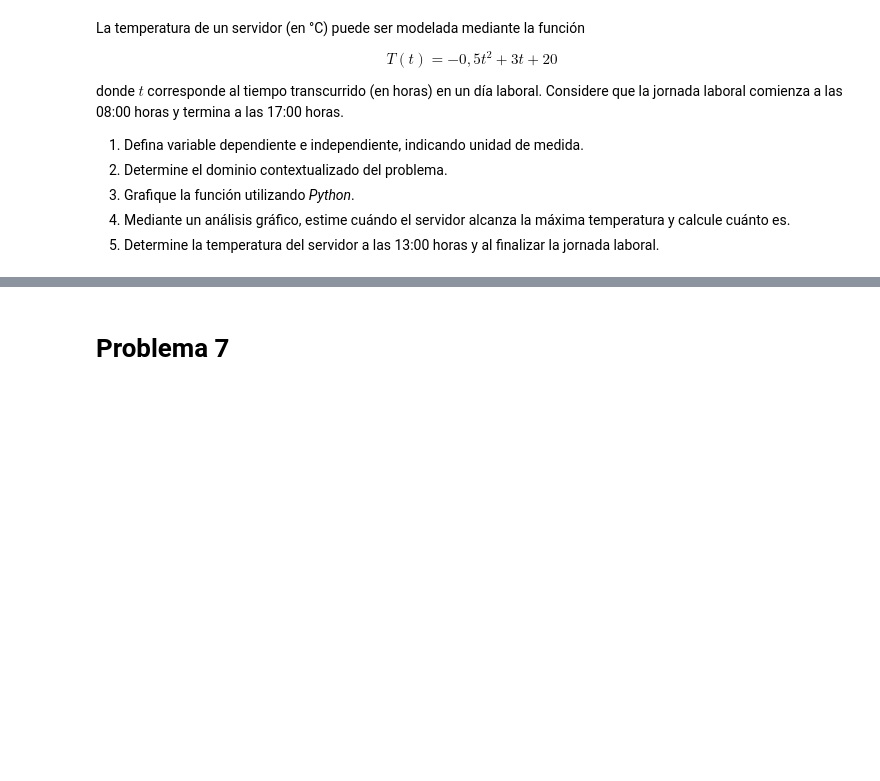
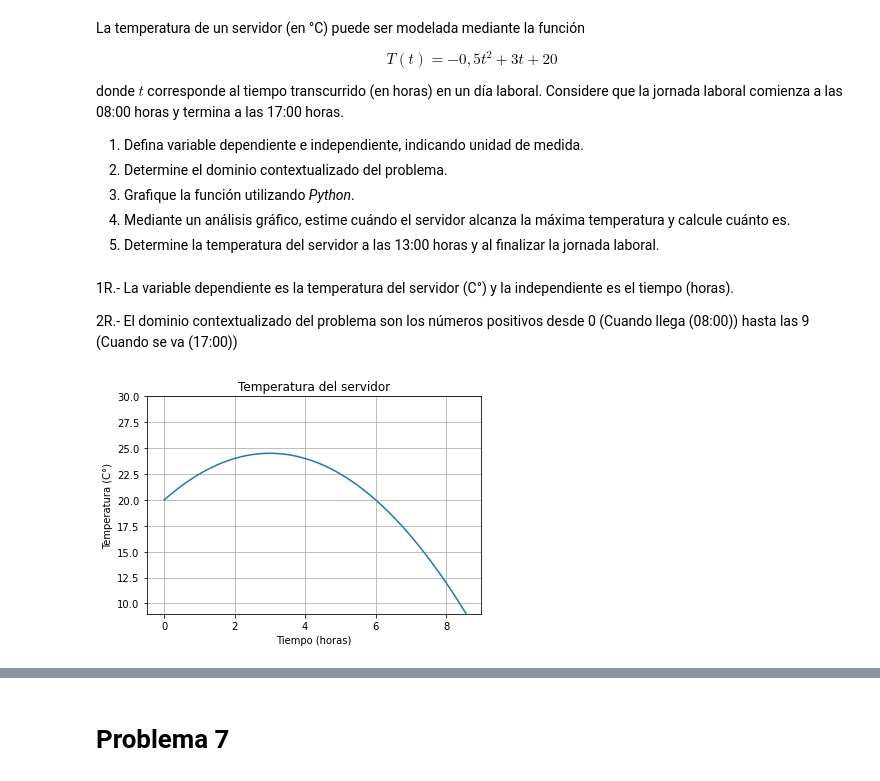
Before and after one commit to NachoSaave/Python-Centralizado, a Jupyter notebook: Mat Aplicada/G1_Funciones.ipynb, the cells around one changed output, grey strips where cells are left out. Cells and saved outputs as stored; diff of their text form; code cells hidden in the pictures; blank space fills up the shorter version.

```diff
--- a/Mat Aplicada/G1_Funciones.ipynb
+++ b/Mat Aplicada/G1_Funciones.ipynb
@@ -129,3 +169,31 @@ donde $t$ corresponde al tiempo transcurrido (en horas) en un día laboral. Cons
 3.  Grafique la función utilizando *Python*.
 4.  Mediante un análisis gráfico, estime cuándo el servidor alcanza la máxima temperatura y calcule cuánto es.
 5.  Determine la temperatura del servidor a las 13:00 horas y al finalizar la jornada laboral.
+# %% [markdown]
+1R.- La variable dependiente es la temperatura del servidor (C°) y la independiente es el tiempo (horas).
+
+2R.- El dominio contextualizado del problema son los números positivos desde 0 (Cuando llega (08:00)) hasta las 9 (Cuando se va (17:00))
+# %%
+def temp(t):
+        return -0.5*(t**2)+3*t+20
+# %%
+import matplotlib.pyplot as plt
+import numpy as np
+#Datos:
+x=np.arange(0, 9.1, 0.1)
+#Función:
+y= temp(x)
+#Gráfico:
+plt.plot(x, y)
+#Ejes:
+plt.axis([-0.5, 9, 9, 30])
+#Titulos:
+plt.xlabel('Tiempo (horas)')
+plt.ylabel('Temperatura (C°)')
+plt.title('Temperatura del servidor')
+#Grilla:
+plt.grid(True)
+#Mostrar:
+plt.show()
+# %% [output]
+[figure, added]
```
Also changed, not shown: parts of 14 cells of this notebook.
